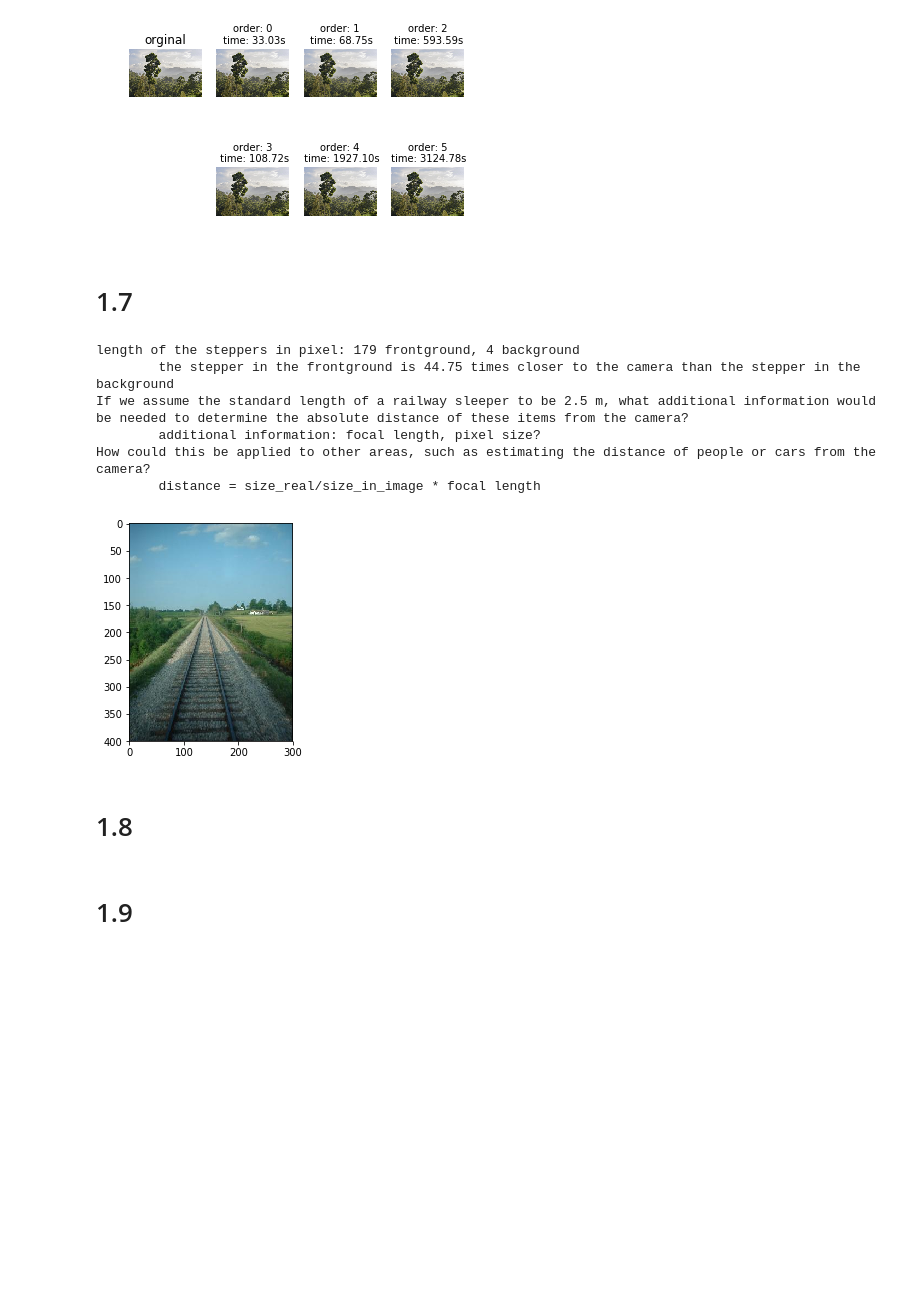
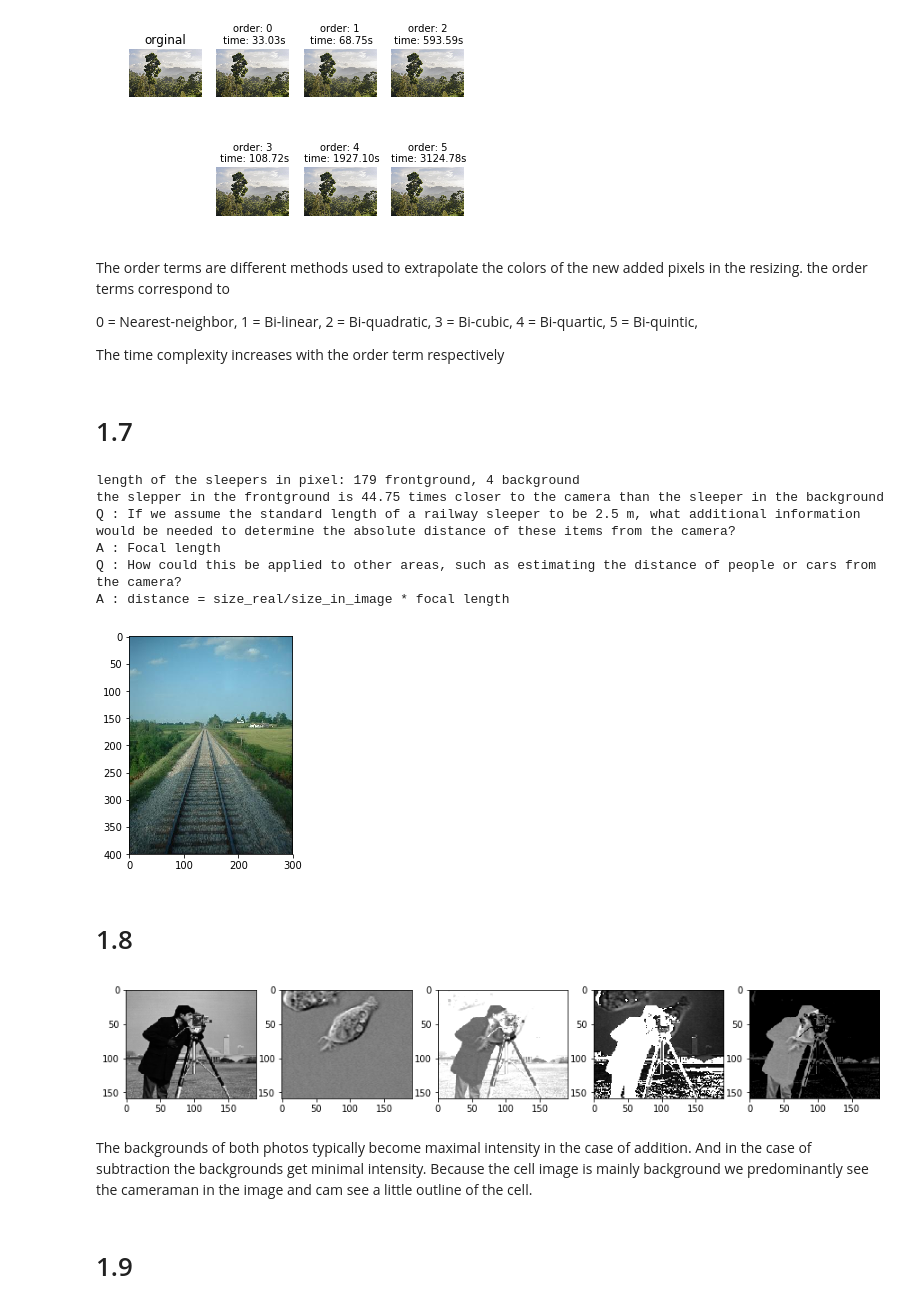
Before and after one commit to philiplassen/My_School_Work, a Jupyter notebook: SIP/ass1/Assignment_1.ipynb, the cells around one changed output. Drawn from its saved outputs; the diff is of its cells as text; code cells hidden in the pictures; blank space fills up the shorter version.

```diff
--- a/SIP/ass1/Assignment_1.ipynb
+++ b/SIP/ass1/Assignment_1.ipynb
@@ -203,6 +210,17 @@ img = resize(I, (np.floor(0.2*I.shape[0]), np.floor(0.2*I.shape[1]), 3))
 enlarge(img)
 # %% [output]
 [figure]
+# %% [markdown]
+The order terms are different methods used to extrapolate the colors of the new added pixels in the resizing. the order terms correspond to
+
+0 = Nearest-neighbor,
+1 = Bi-linear,
+2 = Bi-quadratic,
+3 = Bi-cubic,
+4 = Bi-quartic,
+5 = Bi-quintic,
+
+The time complexity increases with the order term respectively
 # %% [markdown]
 # 1.7
 # %%
@@ -214,27 +232,49 @@ ycoords_front = [37, 215]
 length_front = ycoords_front[1] - ycoords_front[0] +1
 ycoords_rear = [137, 140]
 length_rear = ycoords_rear[1] - ycoords_rear[0] +1
-print('length of the steppers in pixel: %i frontground, %i background' %(length_front, length_rear))
+print('length of the sleepers in pixel: %i frontground, %i background' %(length_front, length_rear))
 #what can we determine about the relative distance to the camera of the two sleepers you have measured?
 z_front = 1/length_front
 z_rear = 1/length_rear
 abs_dist = length_front/length_rear
-print('\tthe stepper in the frontground is %.2f times closer to the camera than the stepper in the background' %abs_dist)
-print('If we assume the standard length of a railway sleeper to be 2.5 m, what additional ' +
+print('the slepper in the frontground is %.2f times closer to the camera than the sleeper in the background' %abs_dist)
+print('Q : If we assume the standard length of a railway sleeper to be 2.5 m, what additional ' +
       'information would be needed to determine the absolute distance of these items from the camera?')
-print('\tadditional information: focal length, pixel size?')
-print('How could this be applied to other areas, such as estimating the distance of people or cars from the camera?')
-print('\tdistance = size_real/size_in_image * focal length')
+print('A : Focal length')
+print('Q : How could this be applied to other areas, such as estimating the distance of people or cars from the camera?')
+print('A : distance = size_real/size_in_image * focal length')
 # %% [output]
-length of the steppers in pixel: 179 frontground, 4 background
-        the stepper in the frontground is 44.75 times closer to the camera than the stepper in the background
-If we assume the standard length of a railway sleeper to be 2.5 m, what additional information would be needed to determine the absolute distance of these items from the camera?
-        additional information: focal length, pixel size?
-How could this be applied to other areas, such as estimating the distance of people or cars from the camera?
-        distance = size_real/size_in_image * focal length
+length of the sleepers in pixel: 179 frontground, 4 background
+the slepper in the frontground is 44.75 times closer to the camera than the sleeper in the background
+Q : If we assume the standard length of a railway sleeper to be 2.5 m, what additional information would be needed to determine the absolute distance of these items from the camera?
+A : Focal length
+Q : How could this be applied to other areas, such as estimating the distance of people or cars from the camera?
+A : distance = size_real/size_in_image * focal length
 [figure]
 # %% [markdown]
 # 1.8
+# %%
+im1 = imread("Images/cameraman.tif")
+im2 = imread("Images/cell.tif")
+im1 = resize(im1, im2.shape)
+im1 = imread("Images/cameraman.tif")
+im2 = imread("Images/cell.tif")
+im1 = resize(im1, im2.shape)
+im1 = np.round(im1 * 255).astype(int)
+result_plus  = np.clip(im1.astype('uint16') + im2, 0, 255).astype('uint8')
+result_minus1 =  np.clip(im1.astype('uint16') - im2, 0, 255).astype('uint8')
+result_minus2 =  np.clip(im2.astype('uint16') - im1, 0, 255).astype('uint8')
+plt.figure(figsize = (15, 15))
+plt.subplot(1, 5, 1), plt.imshow(im1, cmap = "gray")
+plt.subplot(1, 5, 2), plt.imshow(im2, cmap = "gray")
+plt.subplot(1, 5, 3), plt.imshow(result_plus, cmap = "gray")
+plt.subplot(1, 5, 4), plt.imshow(result_minus1, cmap = "gray")
+plt.subplot(1, 5, 5), plt.imshow(result_minus2, cmap = "gray")
+plt.show()
+# %% [output]
+[figure, added]
+# %% [markdown]
+The backgrounds of both photos typically become maximal intensity in the case of addition. And in the case of subtraction the backgrounds get minimal intensity. Because the cell image is mainly background we predominantly see the cameraman in the image and cam see a little outline of the cell.
 # %% [markdown]
 # 1.9
 # %%
```
Also changed, not shown: parts of 5 cells of this notebook, 3 other files.
